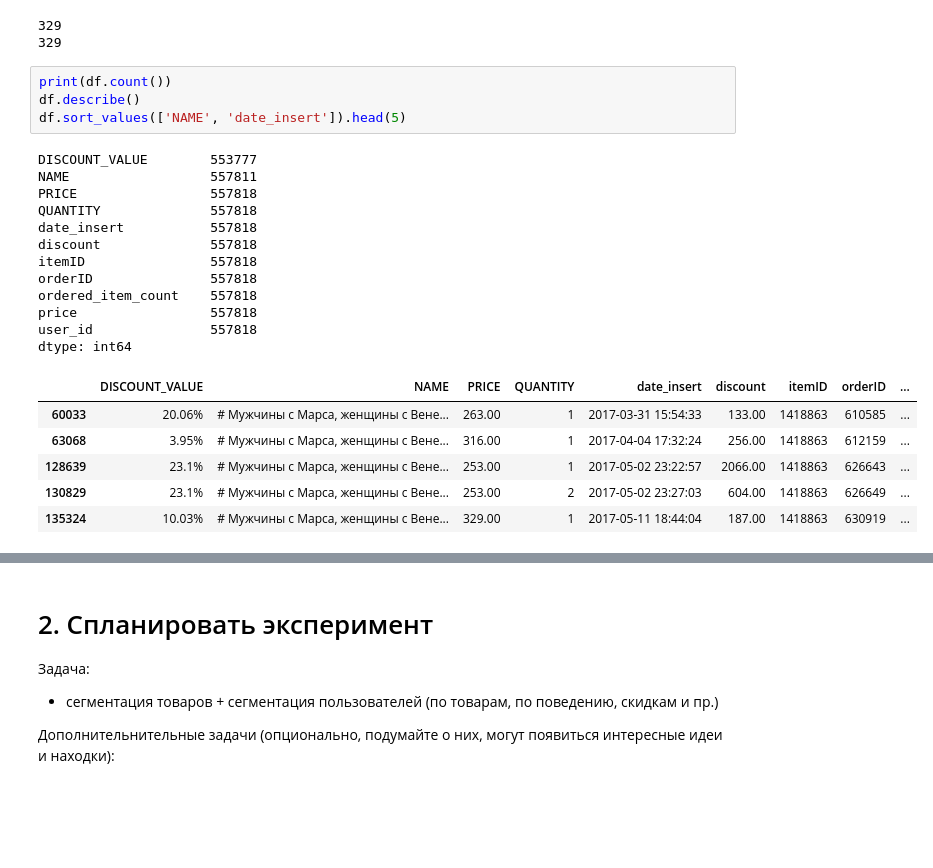
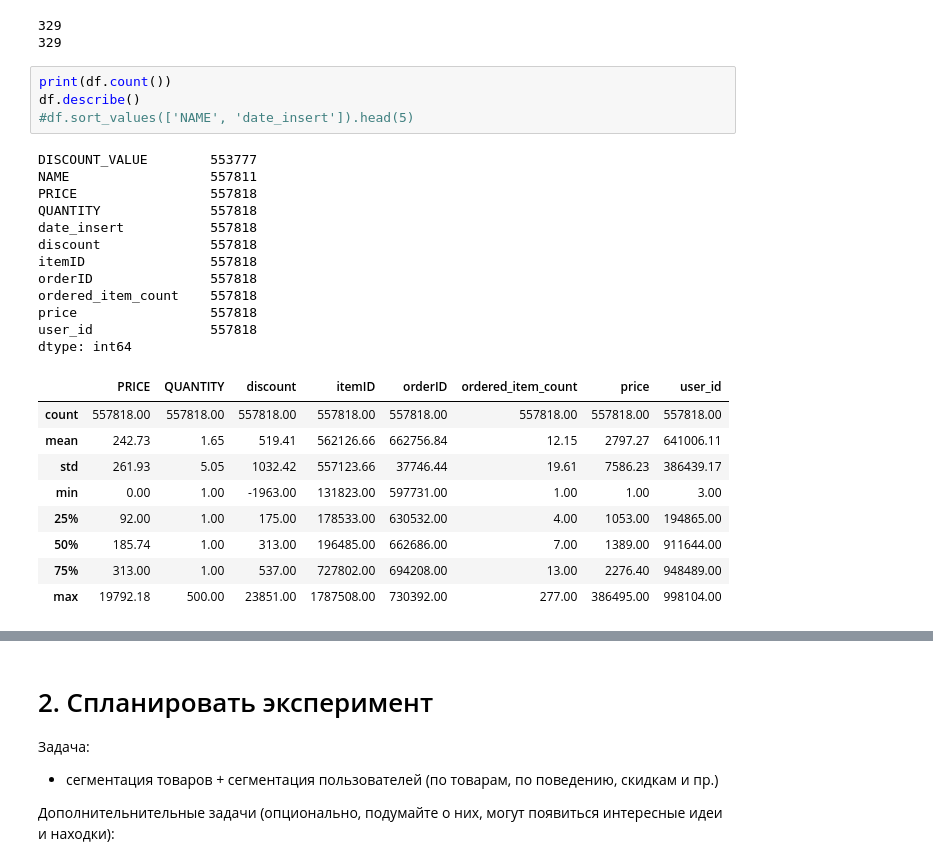
Before and after one commit to erlong15/bigdata_homework, a Jupyter notebook: homework6/homework_dimred.ipynb, the cells around one changed output, grey strips where cells are left out. Cells and saved outputs as stored; diff of their text form; blank space fills up the shorter version.

```diff
--- a/homework6/homework_dimred.ipynb
+++ b/homework6/homework_dimred.ipynb
@@ -47,23 +47,26 @@ print(book_price(316,3.95))
 # %%
 print(df.count())
 df.describe()
-df.sort_values(['NAME', 'date_insert']).head(5)
+#df.sort_values(['NAME', 'date_insert']).head(5)
 # %% [output]
 DISCOUNT_VALUE        553777
 NAME                  557811
 PRICE                 557818
 QUANTITY              557818
 date_insert           557818
 discount              557818
 itemID                557818
 orderID               557818
 ordered_item_count    557818
 price                 557818
 user_id               557818
 dtype: int64
-|  | DISCOUNT_VALUE | NAME | PRICE | QUANTITY | date_insert | discount | itemID | orderID | ... |
-| 60033 | 20.06% | # Мужчины с Марса, женщины с Вене... | 263.00 | 1 | 2017-03-31 15:54:33 | 133.00 | 1418863 | 610585 | ... |
-| 63068 | 3.95% | # Мужчины с Марса, женщины с Вене... | 316.00 | 1 | 2017-04-04 17:32:24 | 256.00 | 1418863 | 612159 | ... |
-| 128639 | 23.1% | # Мужчины с Марса, женщины с Вене... | 253.00 | 1 | 2017-05-02 23:22:57 | 2066.00 | 1418863 | 626643 | ... |
-| 130829 | 23.1% | # Мужчины с Марса, женщины с Вене... | 253.00 | 2 | 2017-05-02 23:27:03 | 604.00 | 1418863 | 626649 | ... |
-| 135324 | 10.03% | # Мужчины с Марса, женщины с Вене... | 329.00 | 1 | 2017-05-11 18:44:04 | 187.00 | 1418863 | 630919 | ... |
+|  | PRICE | QUANTITY | discount | itemID | orderID | ordered_item_count | price | user_id |
+| count | 557818.00 | 557818.00 | 557818.00 | 557818.00 | 557818.00 | 557818.00 | 557818.00 | 557818.00 |
+| mean | 242.73 | 1.65 | 519.41 | 562126.66 | 662756.84 | 12.15 | 2797.27 | 641006.11 |
+| std | 261.93 | 5.05 | 1032.42 | 557123.66 | 37746.44 | 19.61 | 7586.23 | 386439.17 |
+| min | 0.00 | 1.00 | -1963.00 | 131823.00 | 597731.00 | 1.00 | 1.00 | 3.00 |
+| 25% | 92.00 | 1.00 | 175.00 | 178533.00 | 630532.00 | 4.00 | 1053.00 | 194865.00 |
+| 50% | 185.74 | 1.00 | 313.00 | 196485.00 | 662686.00 | 7.00 | 1389.00 | 911644.00 |
+| 75% | 313.00 | 1.00 | 537.00 | 727802.00 | 694208.00 | 13.00 | 2276.40 | 948489.00 |
+| max | 19792.18 | 500.00 | 23851.00 | 1787508.00 | 730392.00 | 277.00 | 386495.00 | 998104.00 |
```
Also changed, not shown: parts of 21 cells of this notebook, 1 other file.
